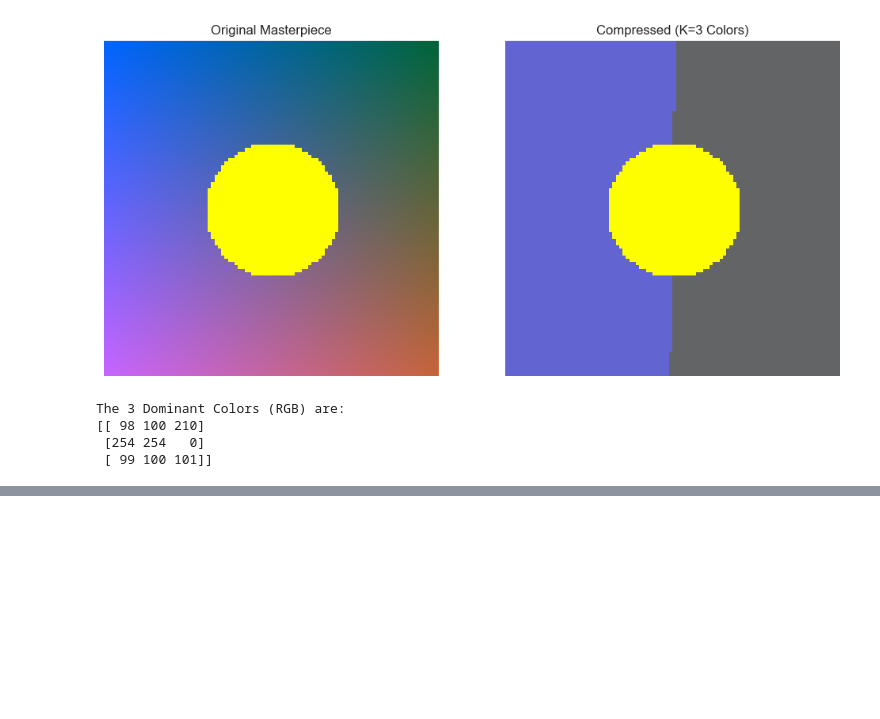
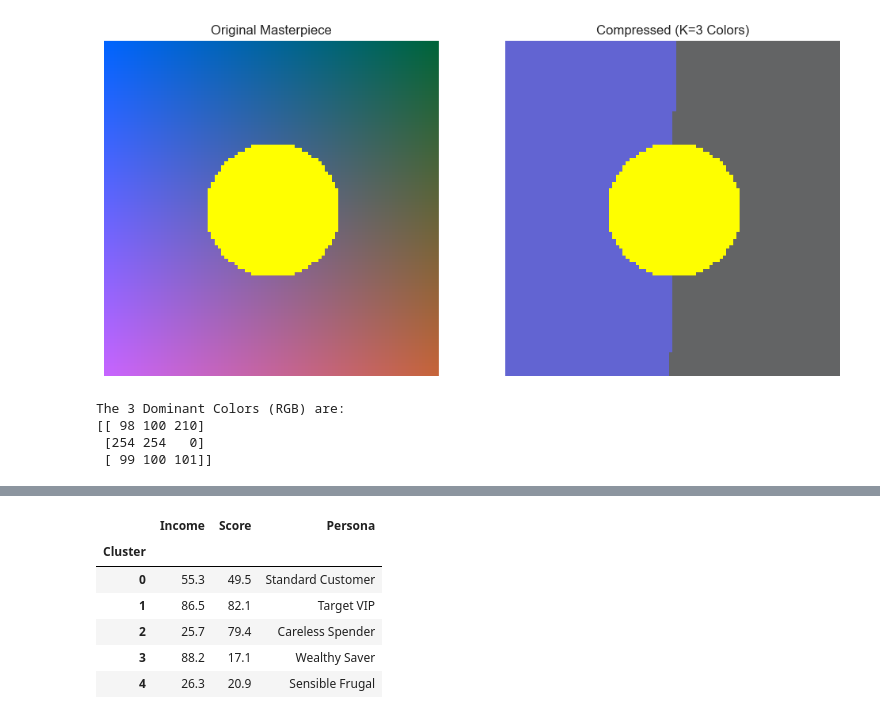
Before and after one commit to chinwh2019/ai-modern-approach, a Jupyter notebook: notebooks/unsupervised_learning.ipynb, the cells around one changed output, grey strips where cells are left out. Drawn from its saved outputs; the diff is of its cells as text; code cells hidden in the pictures; blank space fills up the shorter version.

```diff
--- a/notebooks/unsupervised_learning.ipynb
+++ b/notebooks/unsupervised_learning.ipynb
@@ -265,0 +347,25 @@ The 3 Dominant Colors (RGB) are:
+# %%
+# Optional: Auto-Label Analysis
+df['Cluster'] = labels_mall
+
+# Compute Average Income & Score per Cluster
+analysis = df.groupby('Cluster')[['Income', 'Score']].mean().round(1)
+
+def get_persona(row):
+    inc, score = row['Income'], row['Score']
+    if inc < 40 and score < 40: return 'Sensible Frugal'
+    if inc < 40 and score > 60: return 'Careless Spender'
+    if inc > 70 and score < 40: return 'Wealthy Saver'
+    if inc > 70 and score > 60: return 'Target VIP'
+    return 'Standard Customer'
+
+analysis['Persona'] = analysis.apply(get_persona, axis=1)
+display(analysis)
+# %% [output]
+|  | Income | Score | Persona |
+| Cluster |  |  |  |
+| 0 | 55.3 | 49.5 | Standard Customer |
+| 1 | 86.5 | 82.1 | Target VIP |
+| 2 | 25.7 | 79.4 | Careless Spender |
+| 3 | 88.2 | 17.1 | Wealthy Saver |
+| 4 | 26.3 | 20.9 | Sensible Frugal |
```
Also changed, not shown: parts of 3 cells of this notebook.
